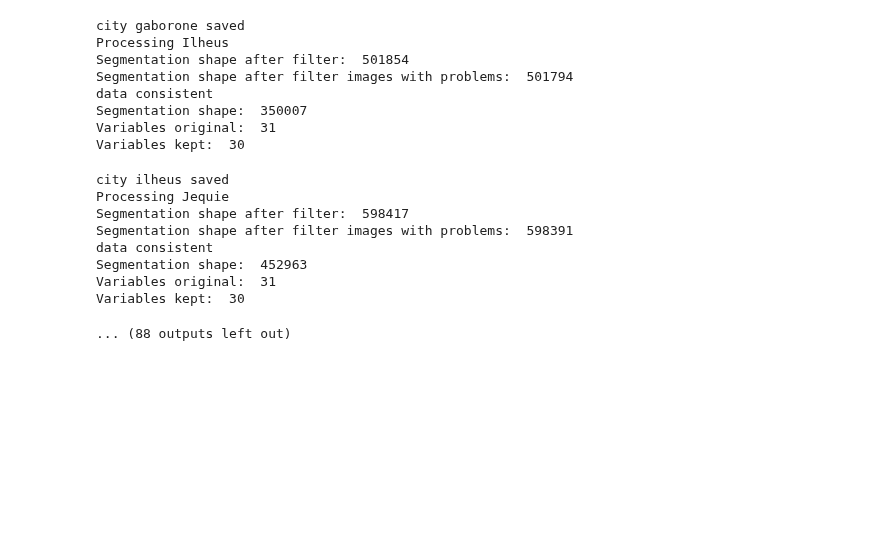
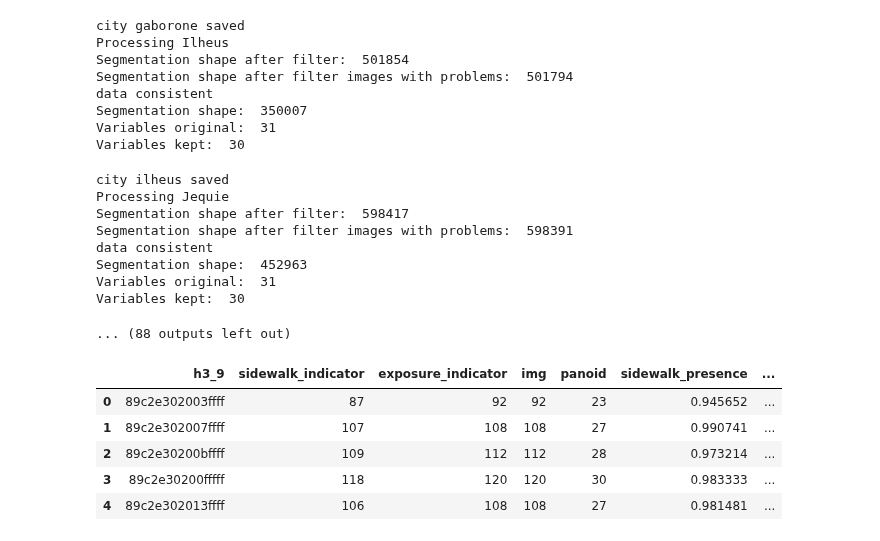
Before and after one commit to brookefzy/uvi-time-machine, a Jupyter notebook: _script/d-experiment/01_exposure_factor_safety.ipynb, the cells around one changed output. Saved outputs shown, nothing was run; the diff lists cells and outputs as text; code cells hidden in the pictures; blank space fills up the shorter version.

Commit message:
update new data processing

```diff
--- a/_script/d-experiment/01_exposure_factor_safety.ipynb
+++ b/_script/d-experiment/01_exposure_factor_safety.ipynb
@@ -176,7 +176,7 @@ def extract_seg(seg_df_pivot_sel):
             .pivot_table(index = ["img", "year", "h3_9"], columns = "level_3", values = 0).reset_index().fillna(0)\
                 .drop(columns = ['other'], axis = 1)
     seg_df_pivot_sel_stack['sidewalk_indicator'] = seg_df_pivot_sel_stack['sidewalk'] > 0
-    seg_df_pivot_sel_stack['exposure_indicator'] = seg_df_pivot_sel_stack[['building','house','table+chair','wall', 'window','person','bike']].sum(axis = 1) > 0
+    seg_df_pivot_sel_stack['exposure_indicator'] = seg_df_pivot_sel_stack[['building','house','table+chair','wall', 'window','person','bike','motorcycle','car']].sum(axis = 1) > 0
     seg_df_pivot_sel_stack['panoid'] = seg_df_pivot_sel_stack['img'].apply(lambda x: x[:22])
     seg_df_summary = seg_df_pivot_sel_stack\
         .groupby([f'h3_{res}'])\
@@ -190,7 +190,7 @@ def extract_seg(seg_df_pivot_sel):
     return seg_df_summary
 
 def get_object_result(cityabbr, seg_df_summary):
-    object_detect = pd.read_csv(f"{OBJECT_DET}/c_object_res=9_{cityabbr}.csv")
+    object_detect = pd.read_csv(f"{OBJECT_DET}/c_object_res={res}_{cityabbr}.csv")
     # calculate the total number of panoid per hex_id across all years
     object_detect_sum = object_detect.drop_duplicates(['year', 'hex_id','panoid_n']).groupby(['hex_id'])\
         .agg({'panoid_n':'sum'}).reset_index()
@@ -341,3 +341,25 @@ Segmentation shape:  452963
 Variables original:  31
 Variables kept:  30
 ... (88 outputs left out)
+# %%
+# check the exported data
+cityabbr = "hongkong"
+seg_df_summary_update = pd.read_csv(f"{EXPORT_FOLDER}/{cityabbr}_seg_summary.csv")
+# %%
+# load seg summary for all cities and concat
+seg_df_all_h3 = []
+city_ls = pd.read_csv("../city_meta.csv")["City"].unique().tolist()
+for city in tqdm(city_ls):
+    cityabbr = city.lower().replace(" ", "")
+    temp = pd.read_csv(f"{EXPORT_FOLDER}/{cityabbr}_seg_summary.csv")
+    temp['city_lower'] = cityabbr
+    seg_df_all_h3.append(temp)
+seg_df_all_h3 = pd.concat(seg_df_all_h3).reset_index(drop = True)
+seg_df_all_h3.head()
+# %% [output]
+|  | h3_9 | sidewalk_indicator | exposure_indicator | img | panoid | sidewalk_presence | ... |
+| 0 | 89c2e302003ffff | 87 | 92 | 92 | 23 | 0.945652 | ... |
+| 1 | 89c2e302007ffff | 107 | 108 | 108 | 27 | 0.990741 | ... |
+| 2 | 89c2e30200bffff | 109 | 112 | 112 | 28 | 0.973214 | ... |
+| 3 | 89c2e30200fffff | 118 | 120 | 120 | 30 | 0.983333 | ... |
+| 4 | 89c2e302013ffff | 106 | 108 | 108 | 27 | 0.981481 | ... |
```
Also changed, not shown: parts of 2 cells of this notebook, 10 other files.
